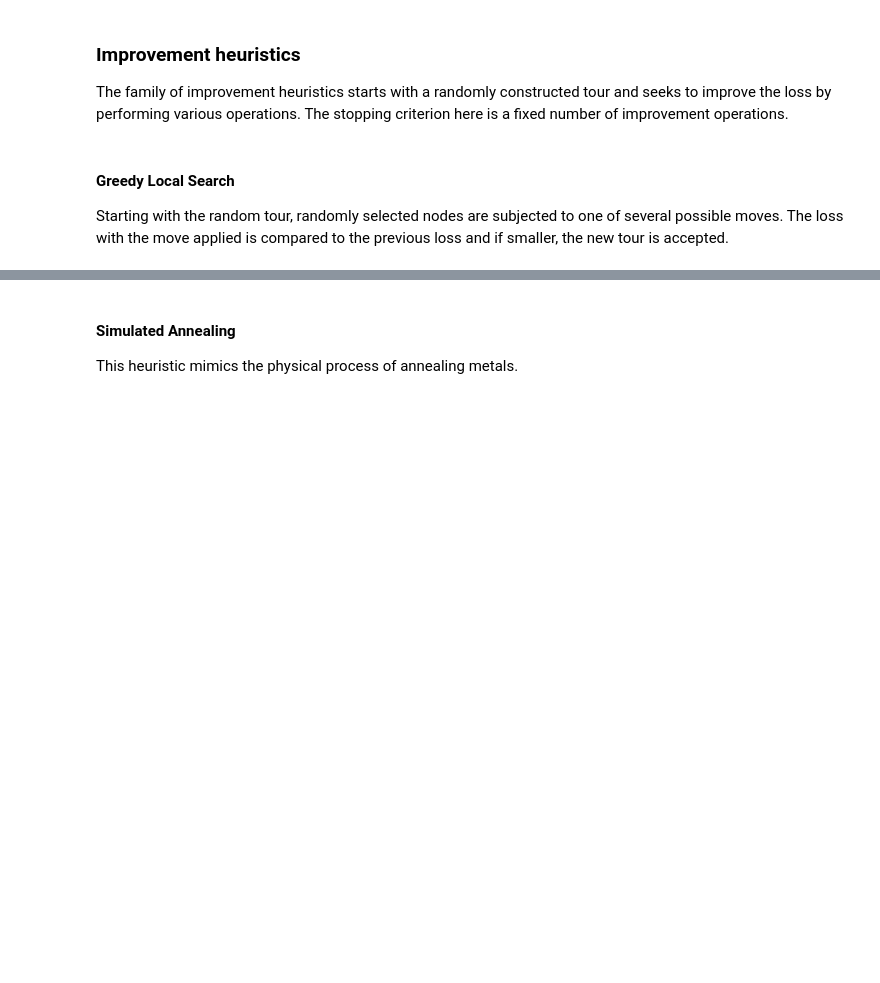
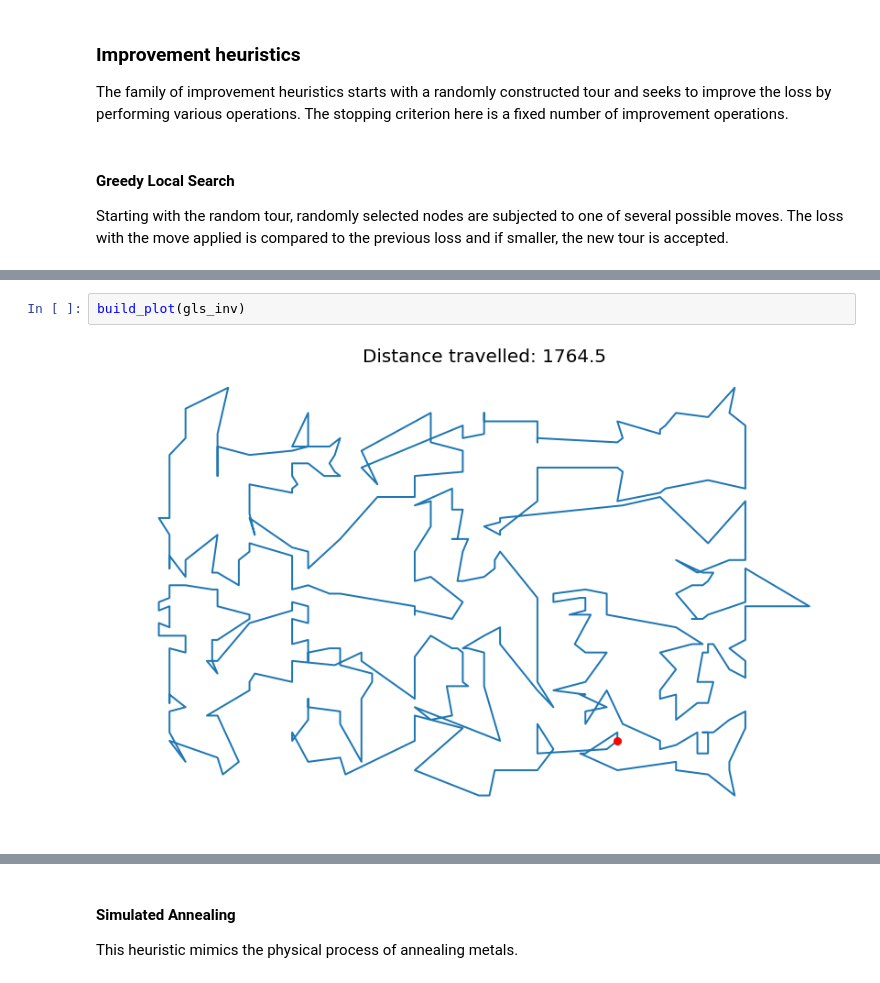
Before and after one commit to datarian/TravelingSalesmanProblem, a Jupyter notebook: Probabilistic Algorithms Project.ipynb, the cells around one changed output, grey strips where cells are left out. Drawn from its saved outputs; the diff is of its cells as text; blank space fills up the shorter version.

```diff
--- a/Probabilistic Algorithms Project.ipynb
+++ b/Probabilistic Algorithms Project.ipynb
@@ -255,0 +280,4 @@ build_plot(gls)
+# %%
+build_plot(gls_inv)
+# %% [output]
+[figure, added]
```
Also changed, not shown: parts of 30 cells of this notebook, 2 other files.
